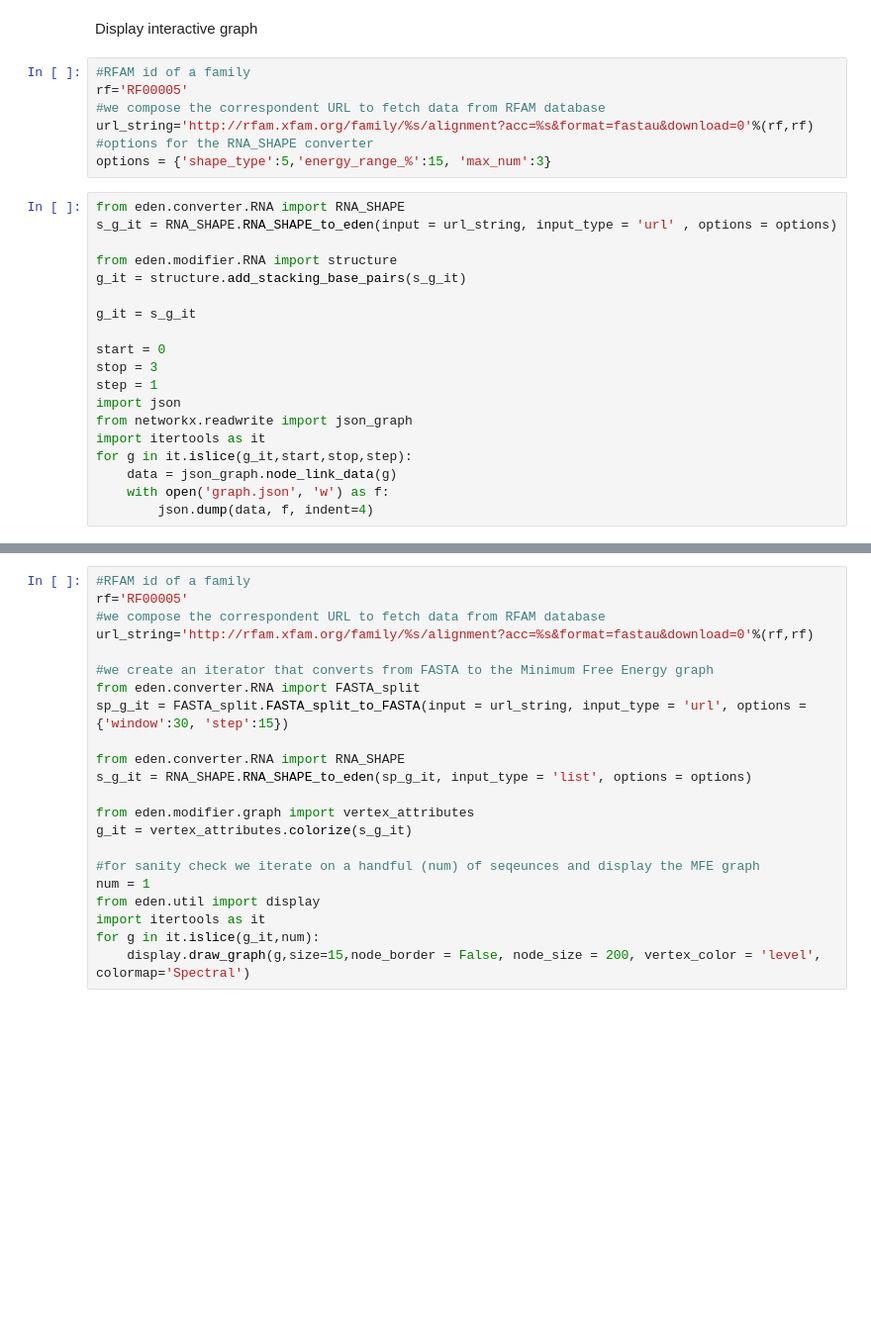
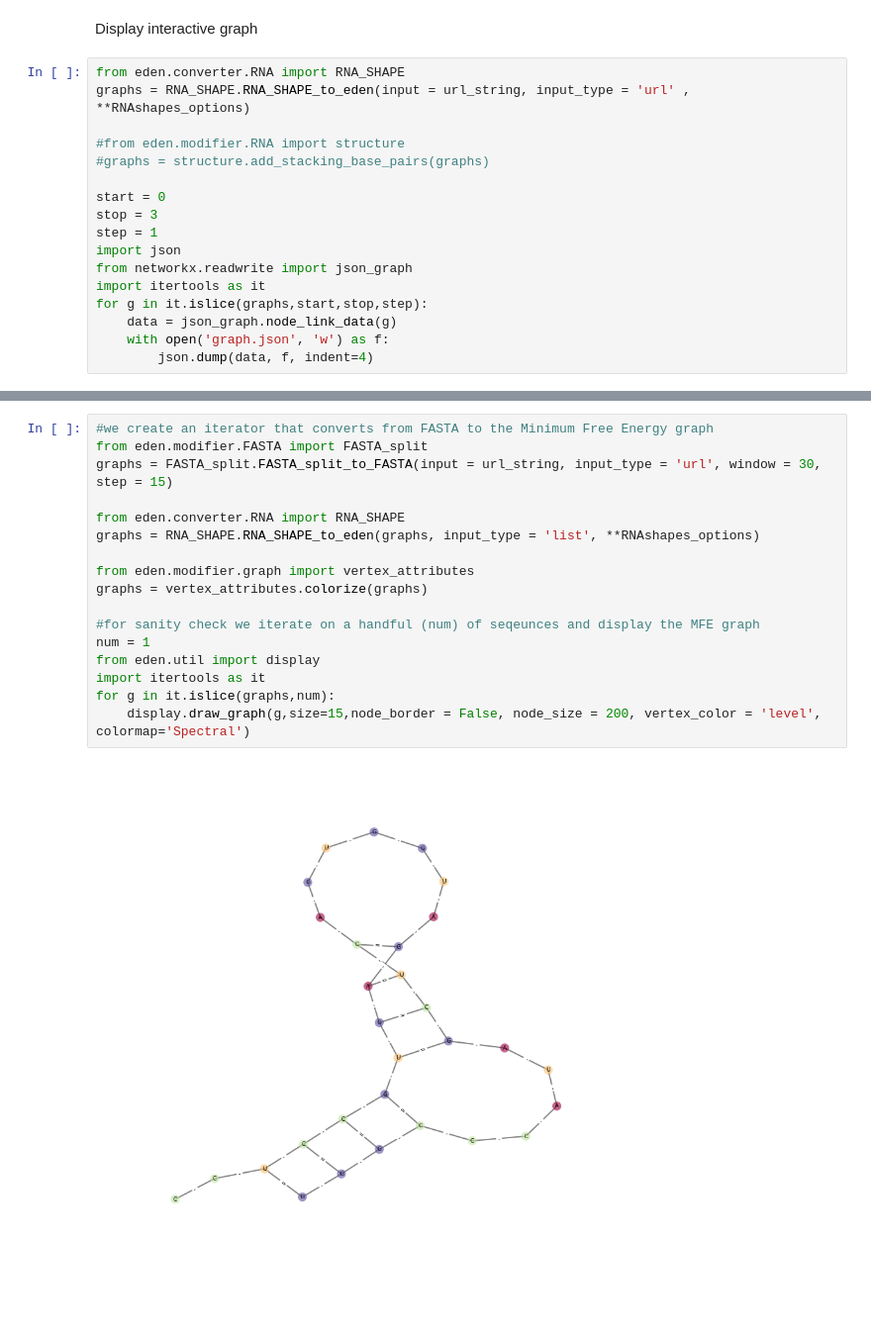
Before and after one commit to fabriziocosta/EDeN, a Jupyter notebook: examples/RNA_single_family.ipynb, the cells around one changed output, grey strips where cells are left out. Shown at 99% size. Drawn from its saved outputs; the diff is of its cells as text; blank space fills up the shorter version.

```diff
--- a/examples/RNA_single_family.ipynb
+++ b/examples/RNA_single_family.ipynb
@@ -125,20 +182,11 @@ for g in it.islice(iann.transform(g_it),start,stop,step):
 # %% [markdown]
 Display interactive graph
-# %%
-#RFAM id of a family
-rf='RF00005'
-#we compose the correspondent URL to fetch data from RFAM database
-url_string='http://rfam.xfam.org/family/%s/alignment?acc=%s&format=fastau&download=0'%(rf,rf)
-#options for the RNA_SHAPE converter
-options = {'shape_type':5,'energy_range_%':15, 'max_num':3}
 # %%
 from eden.converter.RNA import RNA_SHAPE
-s_g_it = RNA_SHAPE.RNA_SHAPE_to_eden(input = url_string, input_type = 'url' , options = options)
+graphs = RNA_SHAPE.RNA_SHAPE_to_eden(input = url_string, input_type = 'url' , **RNAshapes_options)
 
-from eden.modifier.RNA import structure
-g_it = structure.add_stacking_base_pairs(s_g_it)
-
-g_it = s_g_it
+#from eden.modifier.RNA import structure
+#graphs = structure.add_stacking_base_pairs(graphs)
 
 start = 0
 stop = 3
@@ -146,7 +194,7 @@ step = 1
 import json
 from networkx.readwrite import json_graph
 import itertools as it
-for g in it.islice(g_it,start,stop,step):
+for g in it.islice(graphs,start,stop,step):
     data = json_graph.node_link_data(g)
     with open('graph.json', 'w') as f:
         json.dump(data, f, indent=4)
@@ -242,25 +294,22 @@ require(["d3"], function(d3) {
 # %%
-#RFAM id of a family
-rf='RF00005'
-#we compose the correspondent URL to fetch data from RFAM database
-url_string='http://rfam.xfam.org/family/%s/alignment?acc=%s&format=fastau&download=0'%(rf,rf)
-
 #we create an iterator that converts from FASTA to the Minimum Free Energy graph
-from eden.converter.RNA import FASTA_split
-sp_g_it = FASTA_split.FASTA_split_to_FASTA(input = url_string, input_type = 'url', options = {'window':30, 'step':15})
+from eden.modifier.FASTA import FASTA_split
+graphs = FASTA_split.FASTA_split_to_FASTA(input = url_string, input_type = 'url', window = 30, step = 15)
 
 from eden.converter.RNA import RNA_SHAPE
-s_g_it = RNA_SHAPE.RNA_SHAPE_to_eden(sp_g_it, input_type = 'list', options = options)
+graphs = RNA_SHAPE.RNA_SHAPE_to_eden(graphs, input_type = 'list', **RNAshapes_options)
 
 from eden.modifier.graph import vertex_attributes
-g_it = vertex_attributes.colorize(s_g_it)
+graphs = vertex_attributes.colorize(graphs)
 
 #for sanity check we iterate on a handful (num) of seqeunces and display the MFE graph
 num = 1
 from eden.util import display
 import itertools as it
-for g in it.islice(g_it,num):
+for g in it.islice(graphs,num):
     display.draw_graph(g,size=15,node_border = False, node_size = 200, vertex_color = 'level', colormap='Spectral')
+# %% [output]
+[figure, added]
 # %%
 %%time
 #the OnlinePredictor takes in input a vectorizer and a predictor
```
Also changed, not shown: parts of 15 cells of this notebook.
